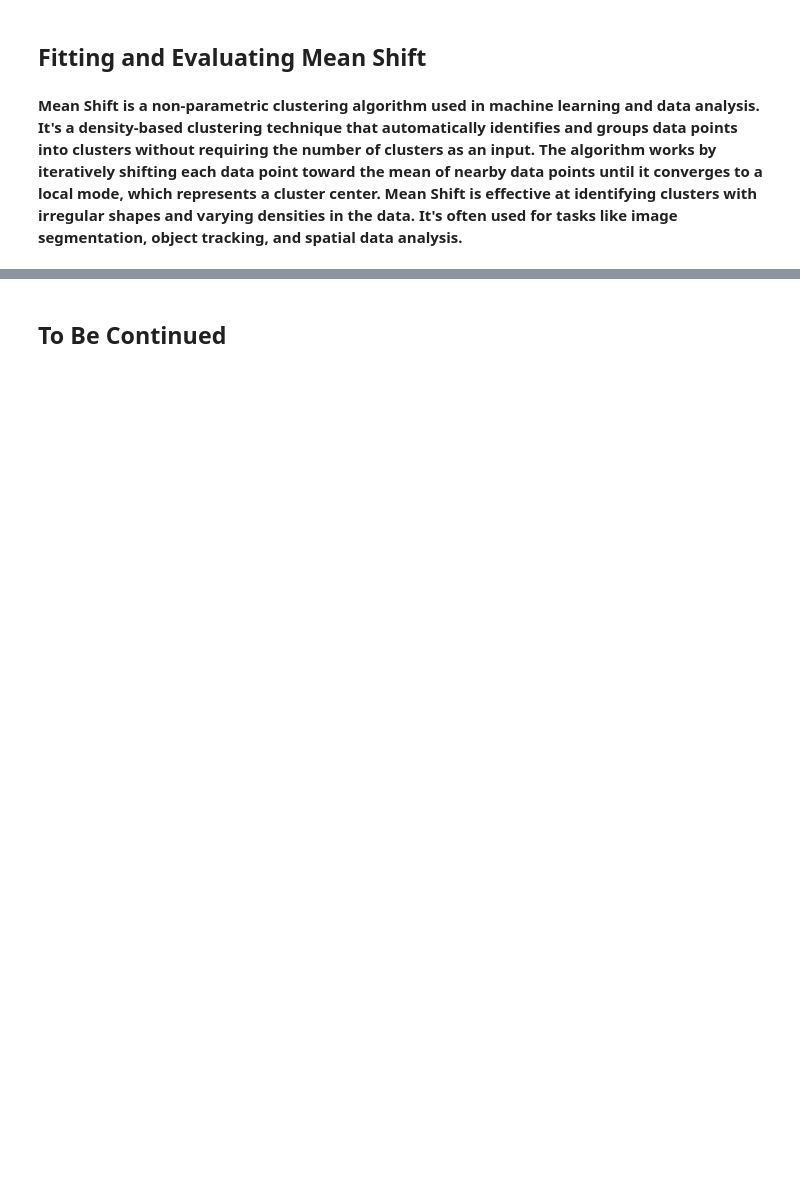
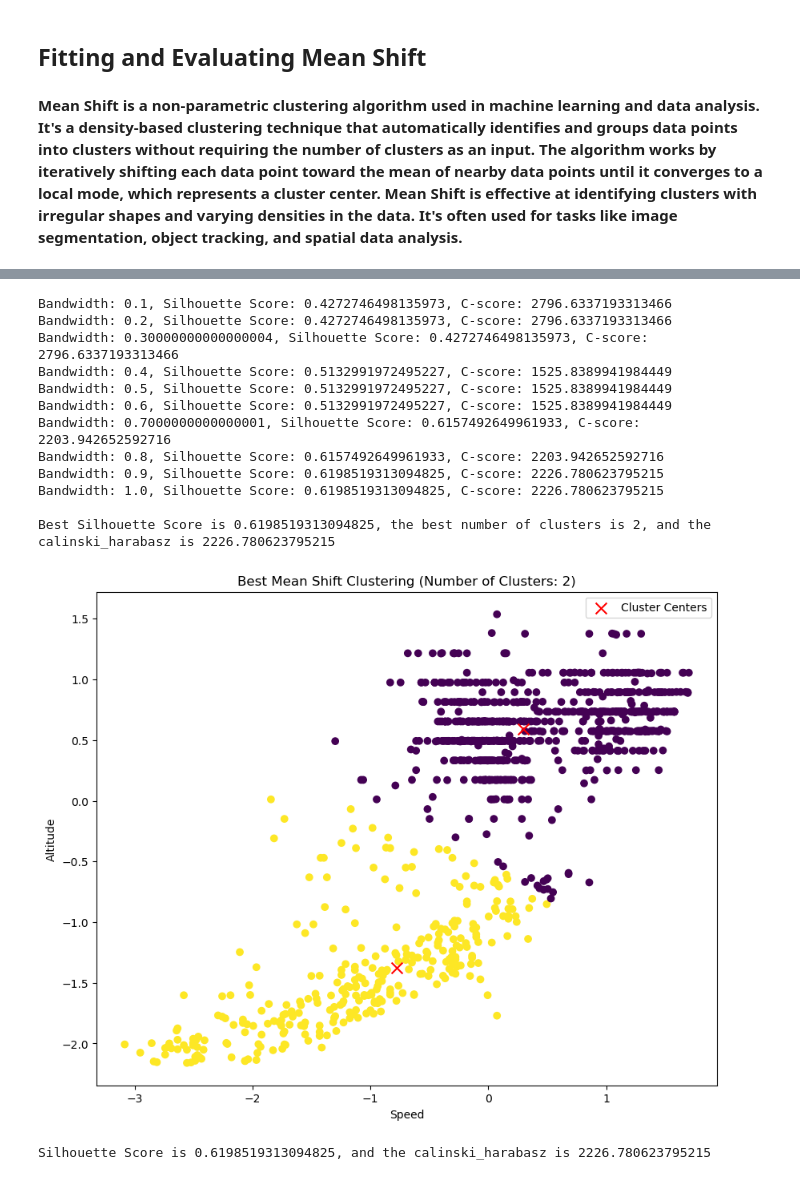
Before and after one commit to mrme77/Flight-Patterns-Clustering-using-ML-Algorithms., a Jupyter notebook: Project7Notebook.ipynb, the cells around one changed output, grey strips where cells are left out. Cells and saved outputs as stored; diff of their text form; code cells hidden in the pictures; blank space fills up the shorter version.

```diff
--- a/Project7Notebook.ipynb
+++ b/Project7Notebook.ipynb
@@ -834,9 +852,9 @@ plt.show()
 # %%
 # Calculate the silhouette score
-silhouette_avg = silhouette_score(scaled_df[['speed','altitude']],scaled_df['cluster'])
+km_scaled_silhouette_avg = silhouette_score(scaled_df[['speed','altitude']],scaled_df['cluster'])
 
 # Print the silhouette score
-print(f"Silhouette Score: {silhouette_avg}")
+print(f"Silhouette Score: {km_scaled_silhouette_avg}")
 # %% [output]
 Silhouette Score: 0.6229531673055853
 # %%
@@ -901,10 +912,10 @@ plt.show()
 [figure]
 # %%
 # Calculate the silhouette score
-silhouette_avg = silhouette_score(new_df[['speed','altitude']], new_df['cluster'])
+km_silhouette_avg = silhouette_score(new_df[['speed','altitude']], new_df['cluster'])
 
 # Print the silhouette score
-print(f"Silhouette Score: {silhouette_avg}")
+print(f"Silhouette Score: {km_silhouette_avg}")
 # %% [output]
 Silhouette Score: 0.791440646078374
 # %%
@@ -983,2 +936,64 @@ Calinski-Harabasz Index (C-score): 2194.585500897463
-# %% [markdown]
-## To Be Continued
+# %%
+from sklearn.cluster import MeanShift
+# Define the range of bandwidth values to explore
+bandwidth_range = np.linspace(0.1, 1, num=10)
+scaled_best_silhouette_score = -1  # Initialize with a very low value
+best_bandwidth = None
+scaled_best_c_score = -1
+
+for bandwidth in bandwidth_range:
+    # Create and fit the Mean Shift model with the specified bandwidth
+    meanshift = MeanShift(bandwidth=bandwidth)
+    labels = meanshift.fit_predict(scaled_data)
+
+    # Calculate the silhouette score for the current clustering
+    silhouette_avg = silhouette_score(scaled_data, labels)
+
+    # Calculate Calinski-Harabasz Index (C-score)
+    calinski_harabasz = calinski_harabasz_score(scaled_data, labels)
+
+    # Check if the current silhouette score is the best so far
+    if silhouette_avg > scaled_best_silhouette_score:
+        scaled_best_silhouette_score = silhouette_avg
+        scaled_best_c_score= calinski_harabasz
+        best_bandwidth = bandwidth
+    print(f"Bandwidth: {bandwidth}, Silhouette Score: {scaled_best_silhouette_score}, C-score: {scaled_best_c_score}")
+
+
+# Mean Shift model with the best bandwidth
+best_meanshift = MeanShift(bandwidth=best_bandwidth)
+best_labels = best_meanshift.fit_predict(scaled_data)
+best_cluster_centers = best_meanshift.cluster_centers_
+best_n_clusters = len(best_cluster_centers)
+
+
+print("")
+print(f"Best Silhouette Score is {scaled_best_silhouette_score}, the best number of clusters is {best_n_clusters}, and the calinski_harabasz is {scaled_best_c_score} ")
+
+# Create a scatter plot of the data points and cluster centers for the best model
+plt.figure(figsize=(10, 8))
+plt.scatter(scaled_data[:, 0], scaled_data[:, 1], c=best_labels, cmap='viridis')
+plt.scatter(best_cluster_centers[:, 0], best_cluster_centers[:, 1], marker='x', color='red', s=100, label='Cluster Centers')
+plt.title(f'Best Mean Shift Clustering (Number of Clusters: {best_n_clusters})')
+plt.xlabel('Speed')
+plt.ylabel('Altitude')
+plt.legend()
+plt.show()
+# %% [output]
+Bandwidth: 0.1, Silhouette Score: 0.4272746498135973, C-score: 2796.6337193313466
+Bandwidth: 0.2, Silhouette Score: 0.4272746498135973, C-score: 2796.6337193313466
+Bandwidth: 0.30000000000000004, Silhouette Score: 0.4272746498135973, C-score: 2796.6337193313466
+Bandwidth: 0.4, Silhouette Score: 0.5132991972495227, C-score: 1525.8389941984449
+Bandwidth: 0.5, Silhouette Score: 0.5132991972495227, C-score: 1525.8389941984449
+Bandwidth: 0.6, Silhouette Score: 0.5132991972495227, C-score: 1525.8389941984449
+Bandwidth: 0.7000000000000001, Silhouette Score: 0.6157492649961933, C-score: 2203.942652592716
+Bandwidth: 0.8, Silhouette Score: 0.6157492649961933, C-score: 2203.942652592716
+Bandwidth: 0.9, Silhouette Score: 0.6198519313094825, C-score: 2226.780623795215
+Bandwidth: 1.0, Silhouette Score: 0.6198519313094825, C-score: 2226.780623795215
+
+Best Silhouette Score is 0.6198519313094825, the best number of clusters is 2, and the calinski_harabasz is 2226.780623795215
+[figure, added]
+# %%
+print(f"Silhouette Score is {scaled_best_silhouette_score}, and the calinski_harabasz is {scaled_best_c_score} ")
+# %% [output]
+Silhouette Score is 0.6198519313094825, and the calinski_harabasz is 2226.780623795215
```
Also changed, not shown: parts of 27 cells of this notebook.
